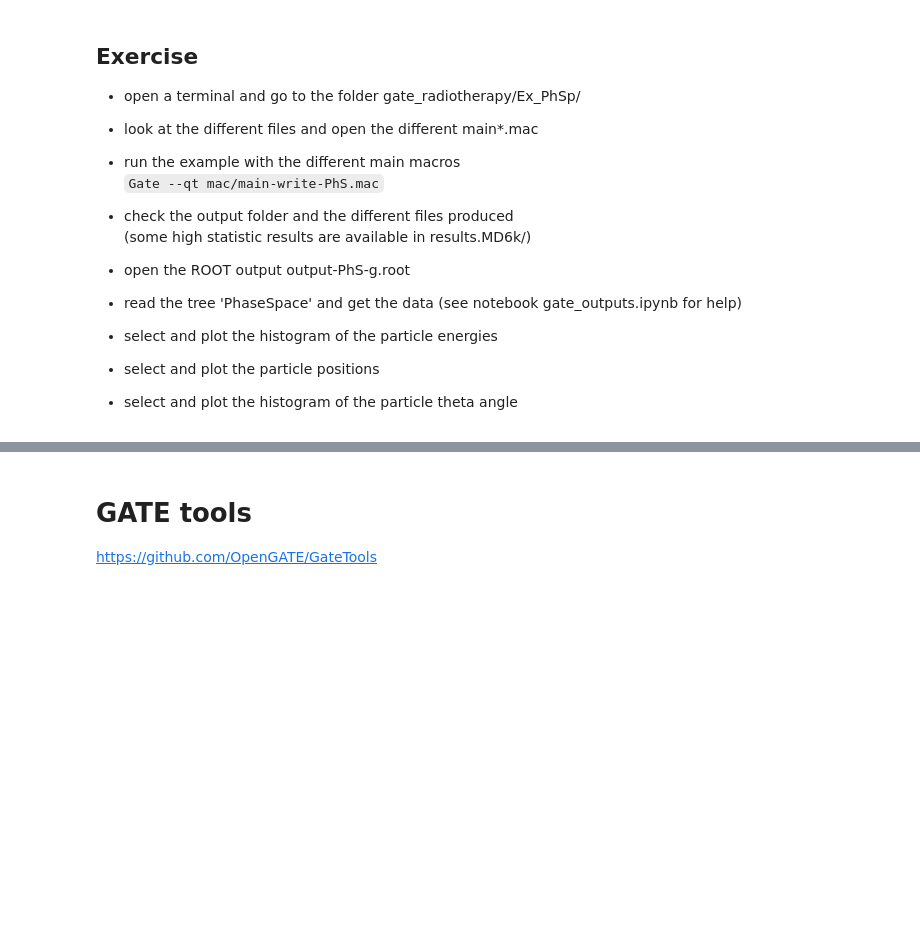
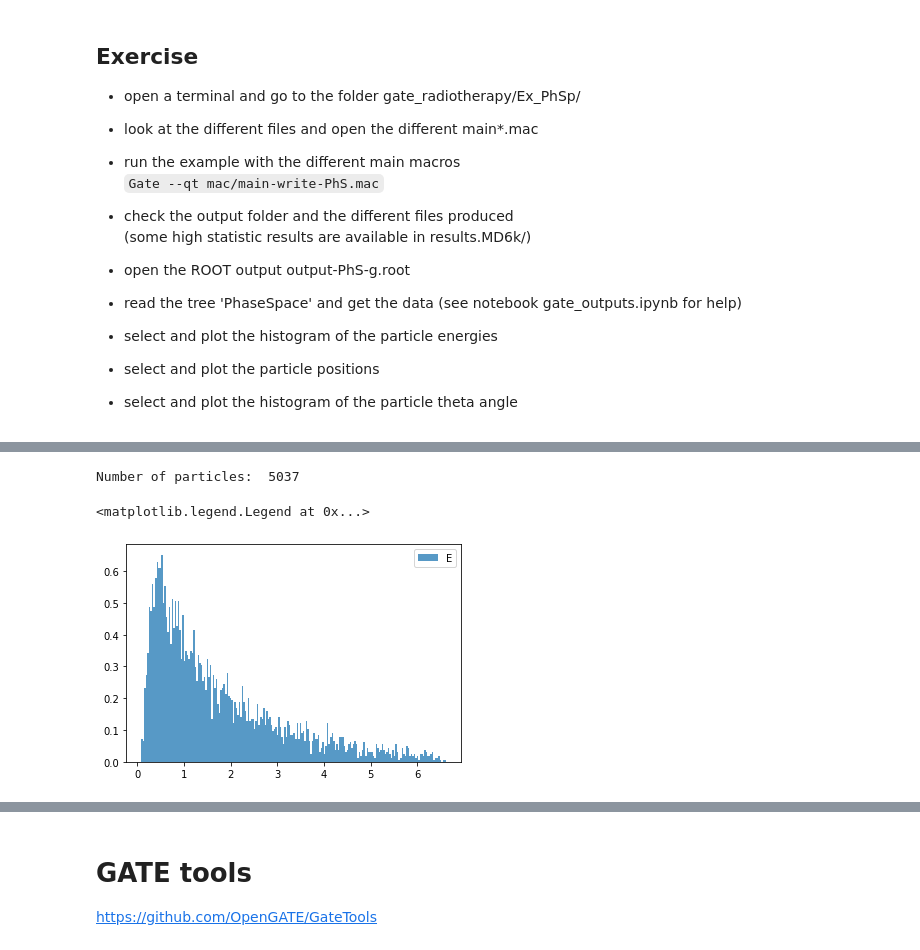
Before and after one commit to MCvin/Python_Gate, a Jupyter notebook: 7-Gate_Radiotherapy/gate_radiotherapy.ipynb, the cells around one changed output, grey strips where cells are left out. Saved outputs shown, nothing was run; the diff lists cells and outputs as text; code cells hidden in the pictures; blank space fills up the shorter version.

```diff
--- a/7-Gate_Radiotherapy/gate_radiotherapy.ipynb
+++ b/7-Gate_Radiotherapy/gate_radiotherapy.ipynb
@@ -182,0 +388,17 @@ Example based on the exercise **linac** from the GATE exercices:
+# %%
+import uproot
+
+f = uproot.open('Ex_PhSp/output/output-PhS-g.root')
+
+# all trees, branches and leaves names are accessible through the method keys()
+print('Trees in the file:')
+print(f.keys())
+print()
+print('Leaves (variables) in the Tree:')
+print(f['PhaseSpace'].keys())
+
+# all variables are accessible through the method pandas.df().to_records()
+data = f['PhaseSpace'].pandas.df().to_records()
+
+print()
+print('Number of particles:', len(data))
@@ -182,0 +413,14 @@ Example based on the exercise **linac** from the GATE exercices:
+# %%
+import matplotlib.pyplot as plt
+%matplotlib inline
+
+# Plot the energy histogram
+x = data['Ekine']
+
+print('Number of particles: ', len(x))
+n, bins, patches = plt.hist(x, bins=200, density=True, alpha=0.75, label='E')
+plt.legend()
+# %% [output]
+Number of particles:  5037
+<matplotlib.legend.Legend at 0x...>
+[figure, added]
```
Also changed, not shown: parts of 32 cells of this notebook.
